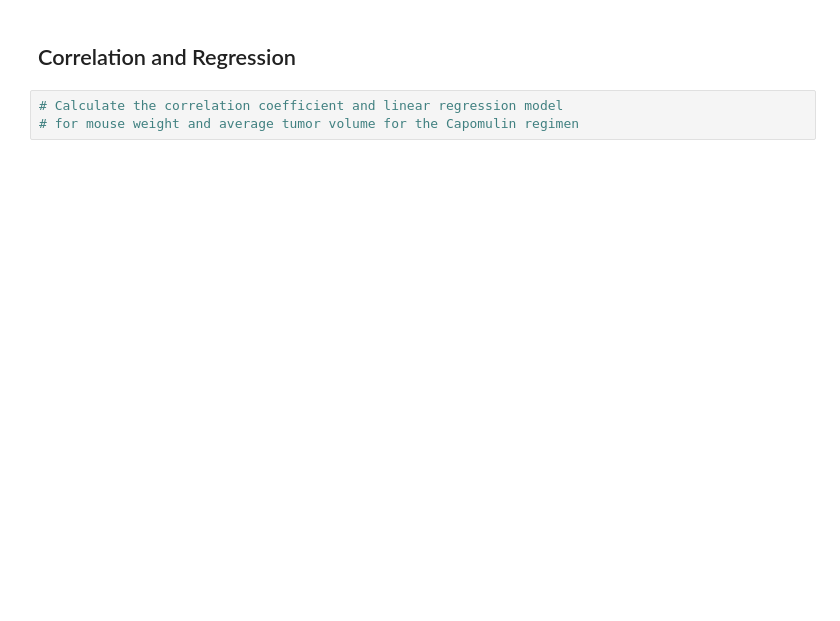
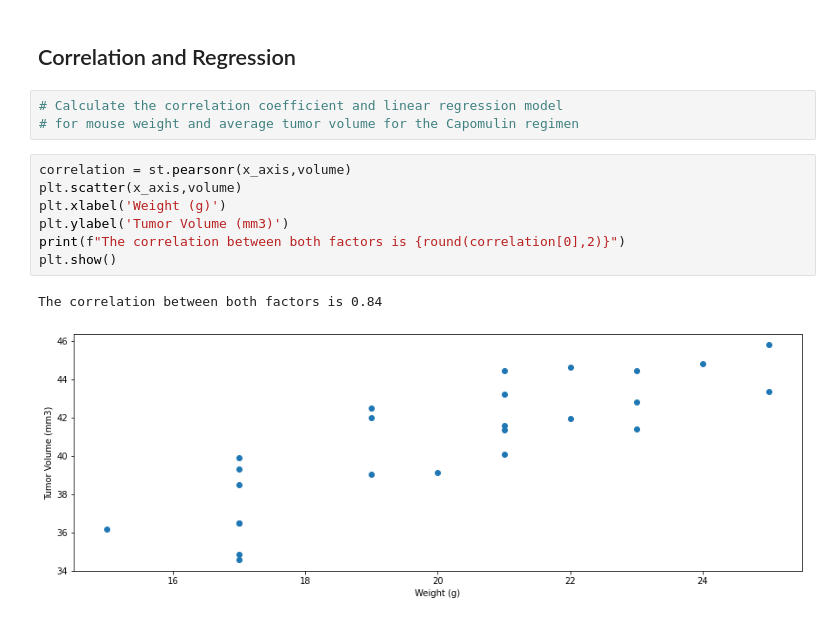
Before and after one commit to VijetaPuthran/Matplotlib, a Jupyter notebook: Pymaceuticals/pymaceuticals_starter.ipynb, the cells around one changed output. Drawn from its saved outputs; the diff is of its cells as text; blank space fills up the shorter version.

Commit message:
Updated script for correlation

```diff
--- a/Pymaceuticals/pymaceuticals_starter.ipynb
+++ b/Pymaceuticals/pymaceuticals_starter.ipynb
@@ -422,3 +447,13 @@ Values above 87.66645829999999 could be outliers.
 # %%
 # Calculate the correlation coefficient and linear regression model
 # for mouse weight and average tumor volume for the Capomulin regimen
+# %%
+correlation = st.pearsonr(x_axis,volume)
+plt.scatter(x_axis,volume)
+plt.xlabel('Weight (g)')
+plt.ylabel('Tumor Volume (mm3)')
+print(f"The correlation between both factors is {round(correlation[0],2)}")
+plt.show()
+# %% [output]
+The correlation between both factors is 0.84
+[figure, added]
```
Also changed, not shown: parts of 7 cells of this notebook, 2 other files.
